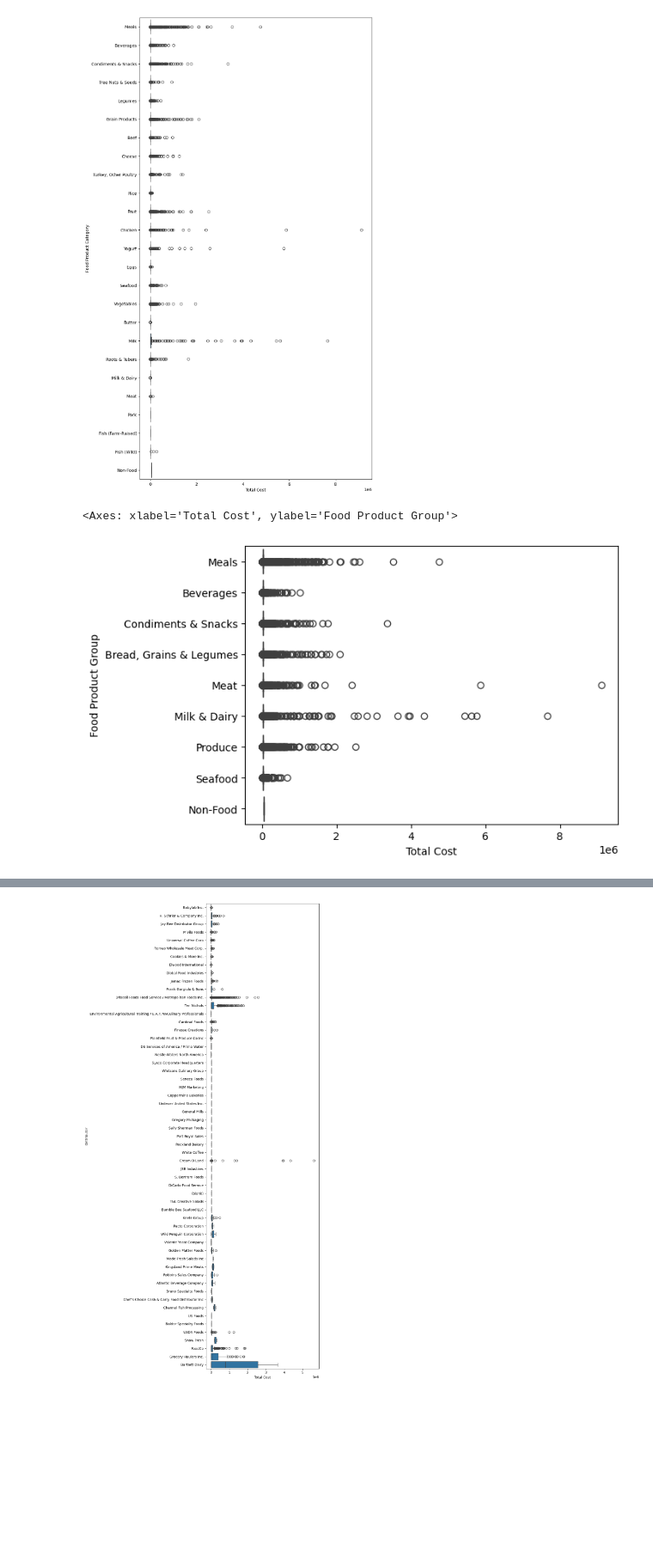
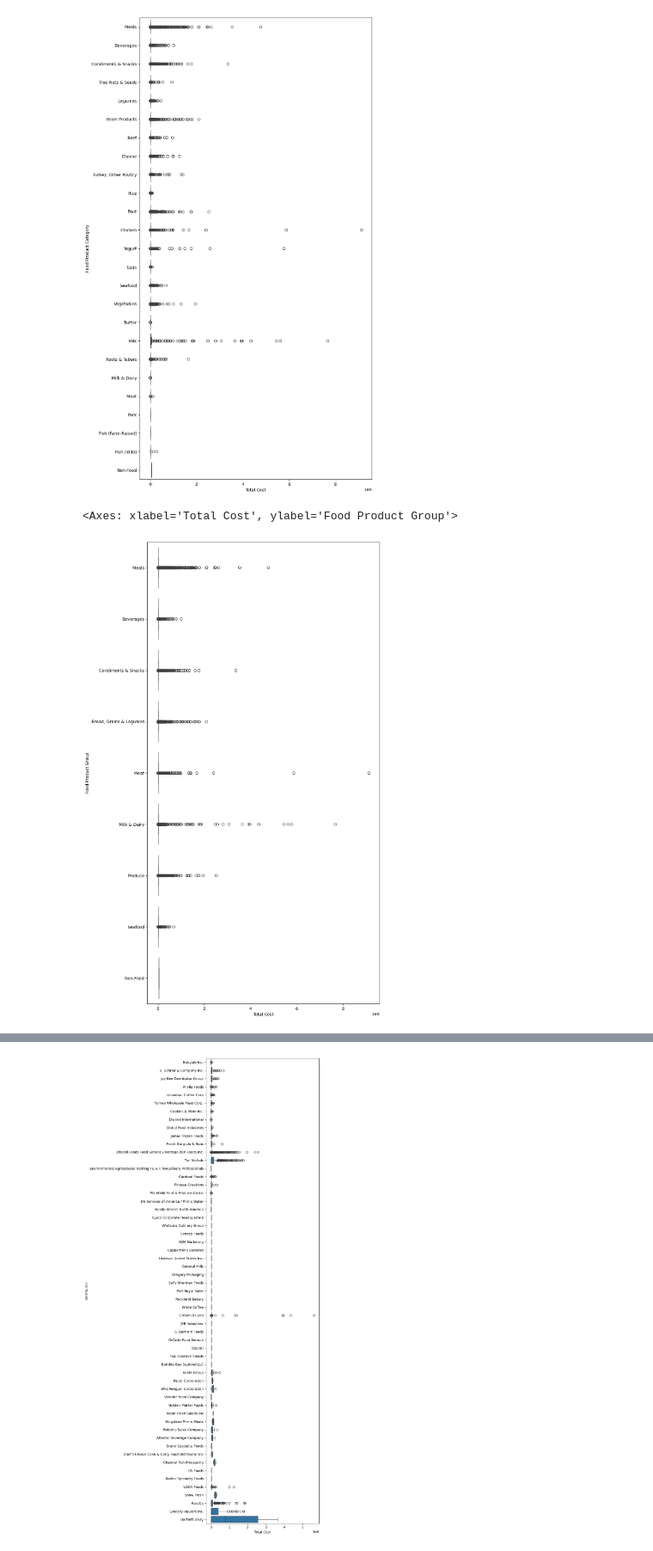
Before and after one commit to rahulnshah/food-cost-prediction, a Jupyter notebook: code.ipynb, the cells around one changed output, grey strips where cells are left out. Shown at 86% size. Cells and saved outputs as stored; diff of their text form; code cells hidden in the pictures; blank space fills up the shorter version.

Commit message:
plotted some more graphs

```diff
--- a/code.ipynb
+++ b/code.ipynb
@@ -240,7 +240,8 @@ sns.boxplot( x="Total Cost", y="Food Product Category", data=df_2)
 <Axes: xlabel='Total Cost', ylabel='Food Product Category'>
 [figure]
 # %%
+plt.figure(figsize=(10, 20))  # Adjust the figure size as needed
 sns.boxplot( x="Total Cost", y="Food Product Group", data=df_2)
 # %% [output]
 <Axes: xlabel='Total Cost', ylabel='Food Product Group'>
-[figure, old version]
+[figure, new version]
```
Also changed, not shown: parts of 11 cells of this notebook.
